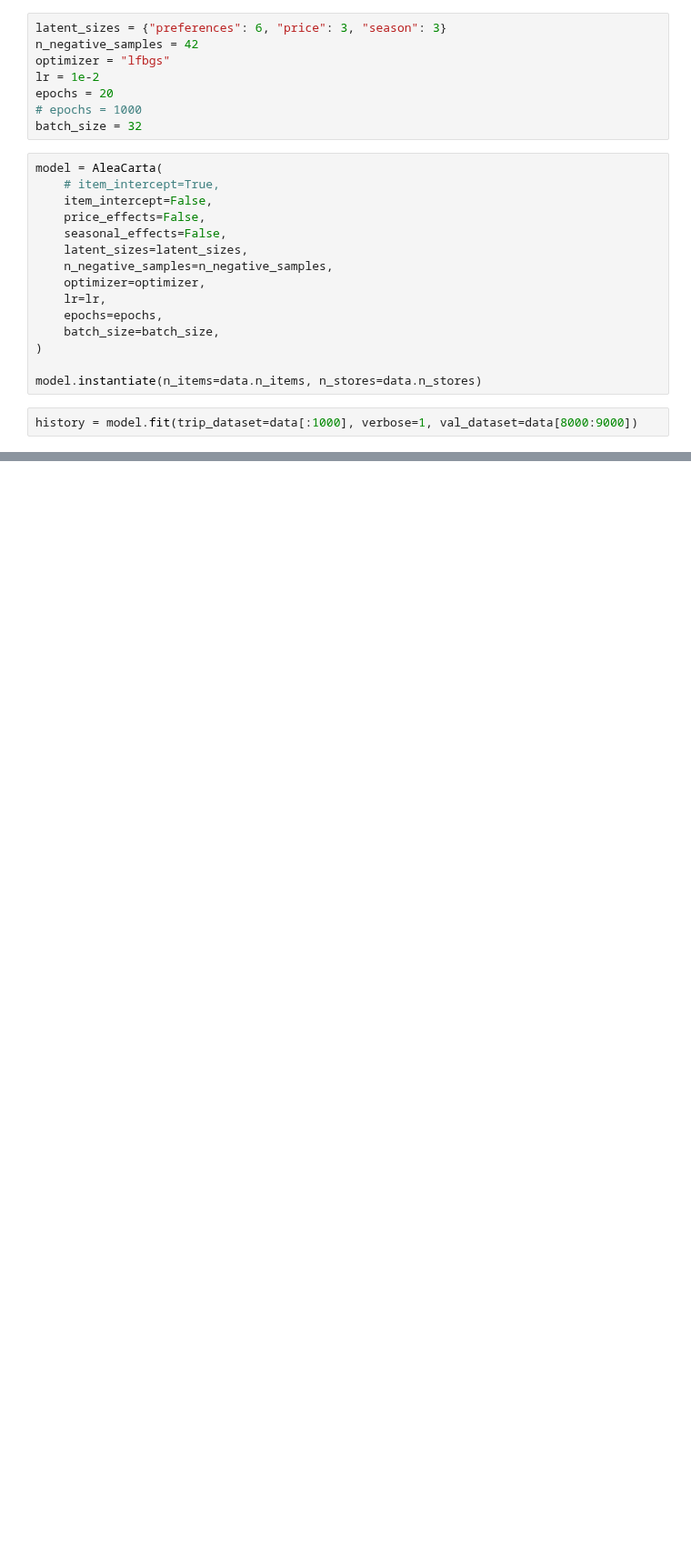
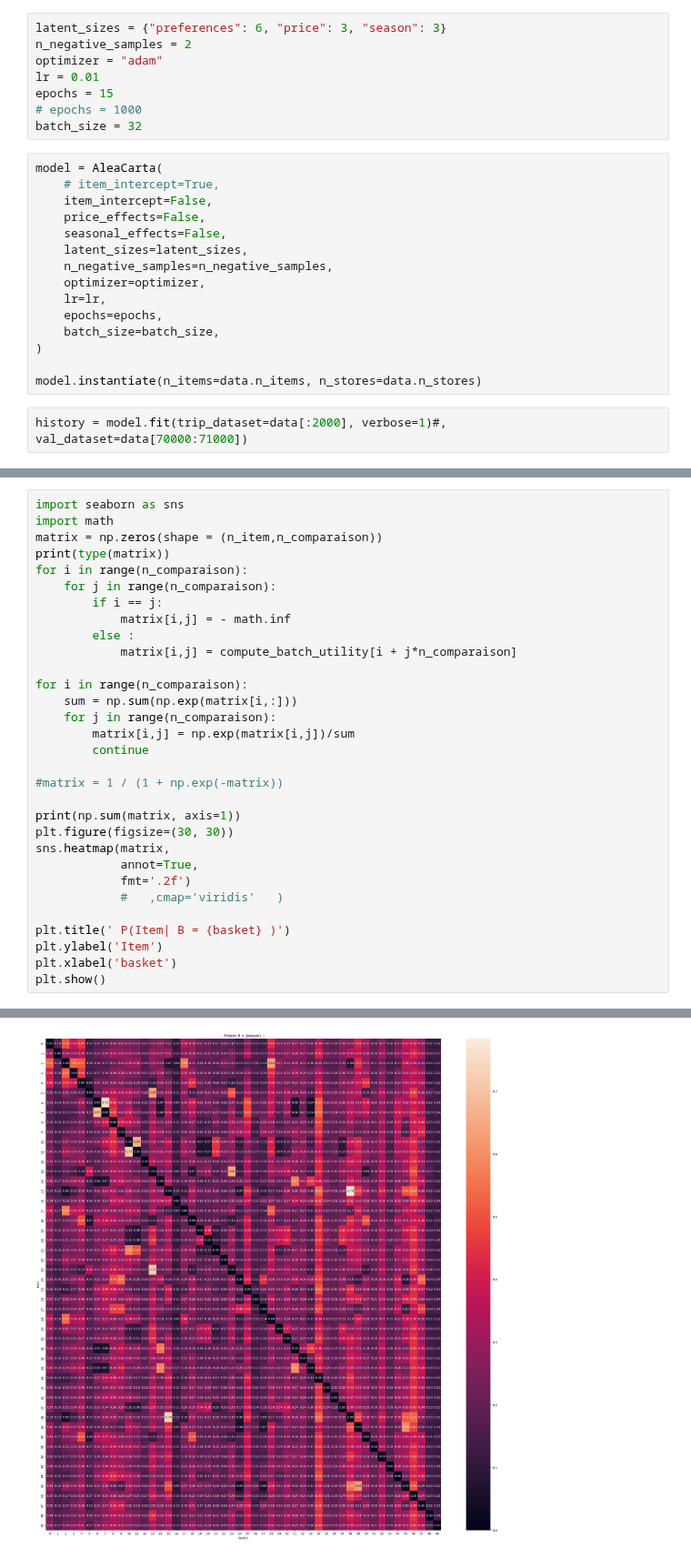
Before and after one commit to artefactory/choice-learn, a Jupyter notebook: notebooks/bakery_dataset.ipynb, the cells around one changed output, grey strips where cells are left out. Shown at 91% size. Cells and saved outputs as stored; diff of their text form; blank space fills up the shorter version.

```diff
--- a/notebooks/bakery_dataset.ipynb
+++ b/notebooks/bakery_dataset.ipynb
@@ -21,9 +29,9 @@ print(f"\nThe TripDataset 'data' contains {data.n_items} distinct items that app
 # %%
 latent_sizes = {"preferences": 6, "price": 3, "season": 3}
-n_negative_samples = 42
-optimizer = "lfbgs"
-lr = 1e-2
-epochs = 20
+n_negative_samples = 2
+optimizer = "adam"
+lr = 0.01
+epochs = 15
 # epochs = 1000
 batch_size = 32
 # %%
@@ -42,5 +50,5 @@ model = AleaCarta(
 
 model.instantiate(n_items=data.n_items, n_stores=data.n_stores)
 # %%
-history = model.fit(trip_dataset=data[:1000], verbose=1, val_dataset=data[8000:9000])
+history = model.fit(trip_dataset=data[:2000], verbose=1)#, val_dataset=data[70000:71000])
 # %%
@@ -112,0 +106,32 @@ plt.show()
+# %%
+import seaborn as sns
+import math
+matrix = np.zeros(shape = (n_item,n_comparaison))
+print(type(matrix))
+for i in range(n_comparaison):
+    for j in range(n_comparaison):
+        if i == j:
+            matrix[i,j] = - math.inf
+        else :
+            matrix[i,j] = compute_batch_utility[i + j*n_comparaison]
+
+for i in range(n_comparaison):
+    sum = np.sum(np.exp(matrix[i,:]))
+    for j in range(n_comparaison):
+        matrix[i,j] = np.exp(matrix[i,j])/sum
+        continue
+
+#matrix = 1 / (1 + np.exp(-matrix))
+
+print(np.sum(matrix, axis=1))
+plt.figure(figsize=(30, 30))
+sns.heatmap(matrix,
+            annot=True,
+            fmt='.2f')
+            #   ,cmap='viridis'   )
+
+plt.title(' P(Item| B = {basket} )')
+plt.ylabel('Item')
+plt.xlabel('basket')
+plt.show()
+# %% [output]
@@ -112,0 +148 @@ plt.show()
+[figure, added]
```
Also changed, not shown: parts of 20 cells of this notebook.
